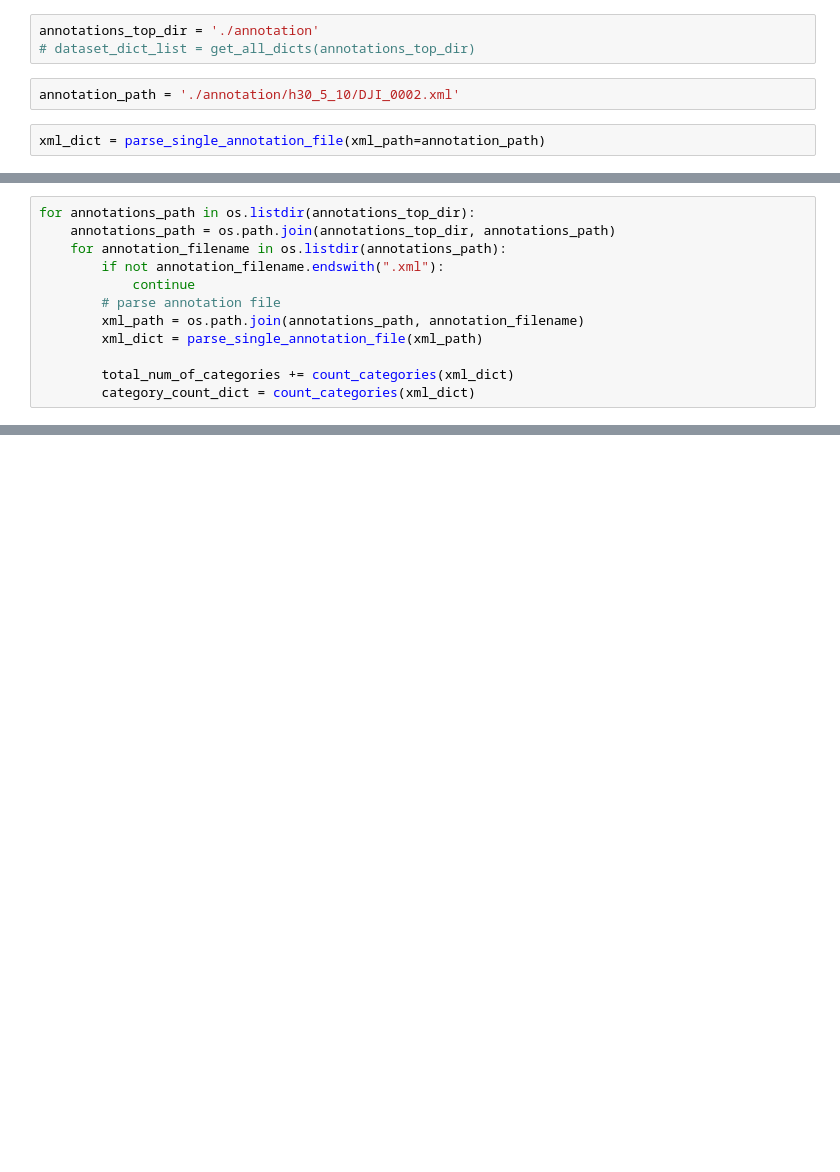
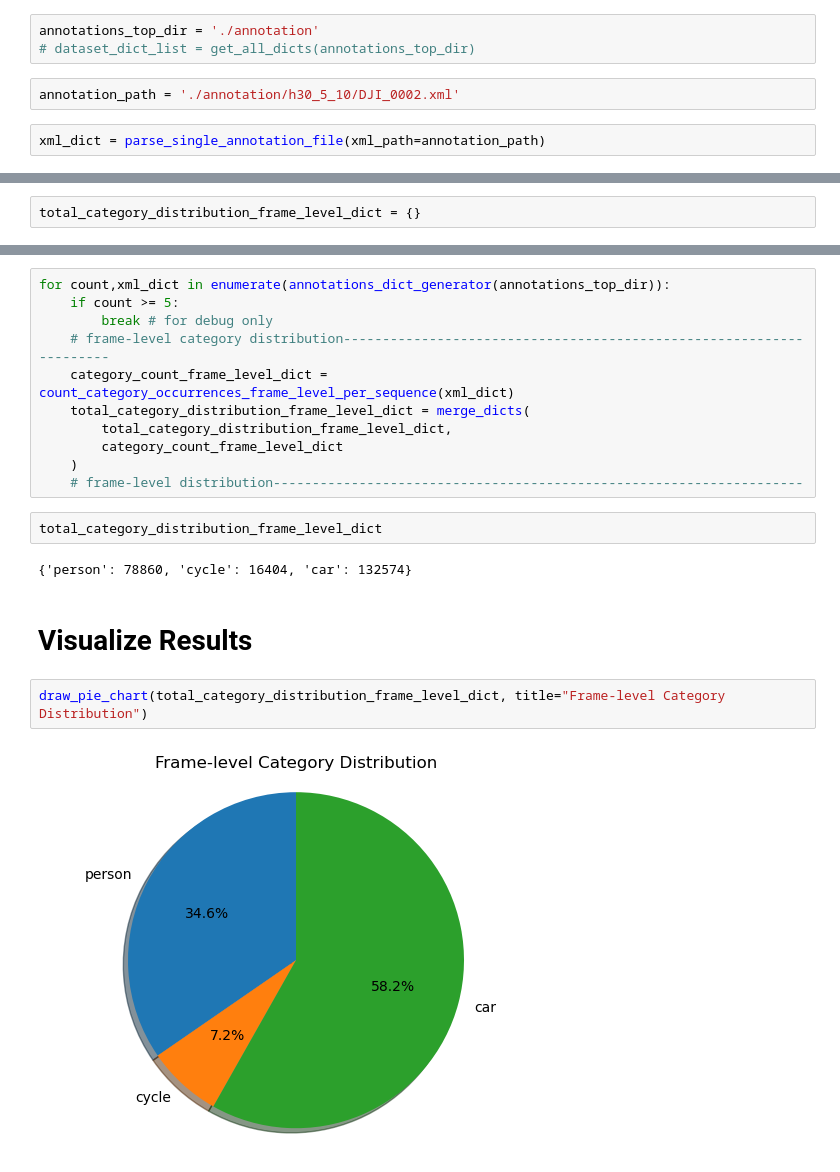
Before and after one commit to fkcptlst/rgbt_dataset, a Jupyter notebook: dataset_analysis.ipynb, the cells around one changed output, grey strips where cells are left out. Cells and saved outputs as stored; diff of their text form; blank space fills up the shorter version.

Commit message:
commit, implemented category count

```diff
--- a/dataset_analysis.ipynb
+++ b/dataset_analysis.ipynb
@@ -58,2 +15,4 @@ count_attribute_occurrence_frame_level(xml_dict)
+# %%
+total_category_distribution_frame_level_dict = {}
 # %%
 annotations_top_dir = './annotation'
@@ -62,12 +18,0 @@ total_num_of_categories = 0
-# %%
-for annotations_path in os.listdir(annotations_top_dir):
-    annotations_path = os.path.join(annotations_top_dir, annotations_path)
-    for annotation_filename in os.listdir(annotations_path):
-        if not annotation_filename.endswith(".xml"):
-            continue
-        # parse annotation file
-        xml_path = os.path.join(annotations_path, annotation_filename)
-        xml_dict = parse_single_annotation_file(xml_path)
-
-        total_num_of_categories += count_categories(xml_dict)
-        category_count_dict = count_categories(xml_dict)
@@ -73,0 +28,21 @@ for annotations_path in os.listdir(annotations_top_dir):
+# %%
+for count,xml_dict in enumerate(annotations_dict_generator(annotations_top_dir)):
+    if count >= 5:
+        break # for debug only
+    # frame-level category distribution--------------------------------------------------------------------
+    category_count_frame_level_dict = count_category_occurrences_frame_level_per_sequence(xml_dict)
+    total_category_distribution_frame_level_dict = merge_dicts(
+        total_category_distribution_frame_level_dict,
+        category_count_frame_level_dict
+    )
+    # frame-level distribution--------------------------------------------------------------------
+# %%
+total_category_distribution_frame_level_dict
+# %% [output]
+{'person': 78860, 'cycle': 16404, 'car': 132574}
+# %% [markdown]
+# Visualize Results
+# %%
+draw_pie_chart(total_category_distribution_frame_level_dict, title="Frame-level Category Distribution")
+# %% [output]
+[figure, added]
```
Also changed, not shown: parts of 10 cells of this notebook, 2 other files.
